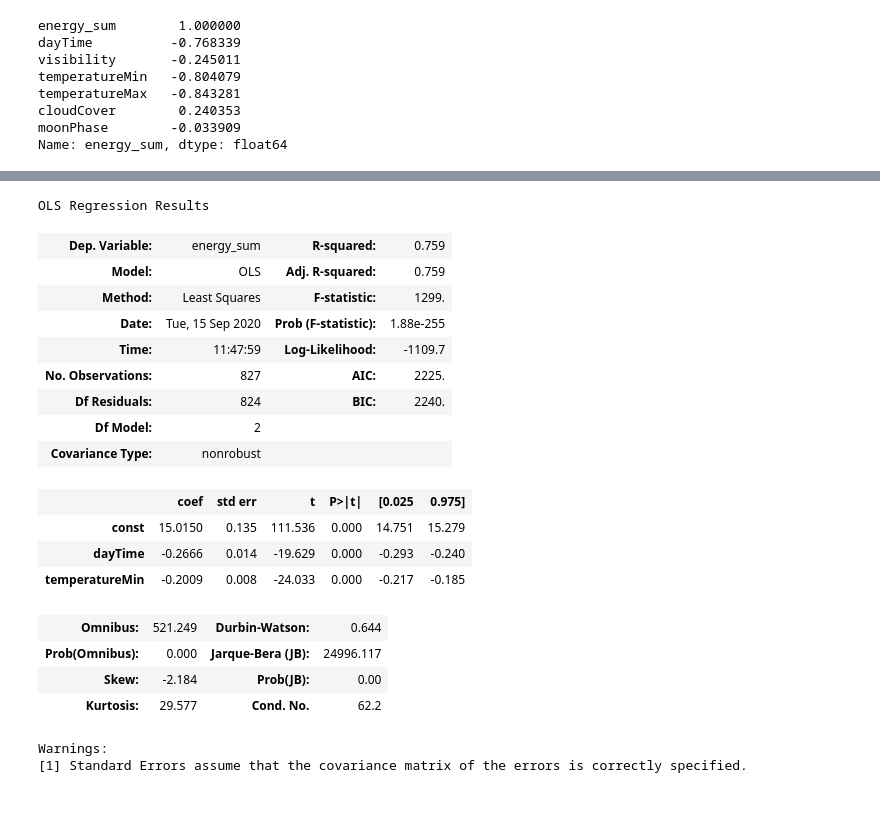
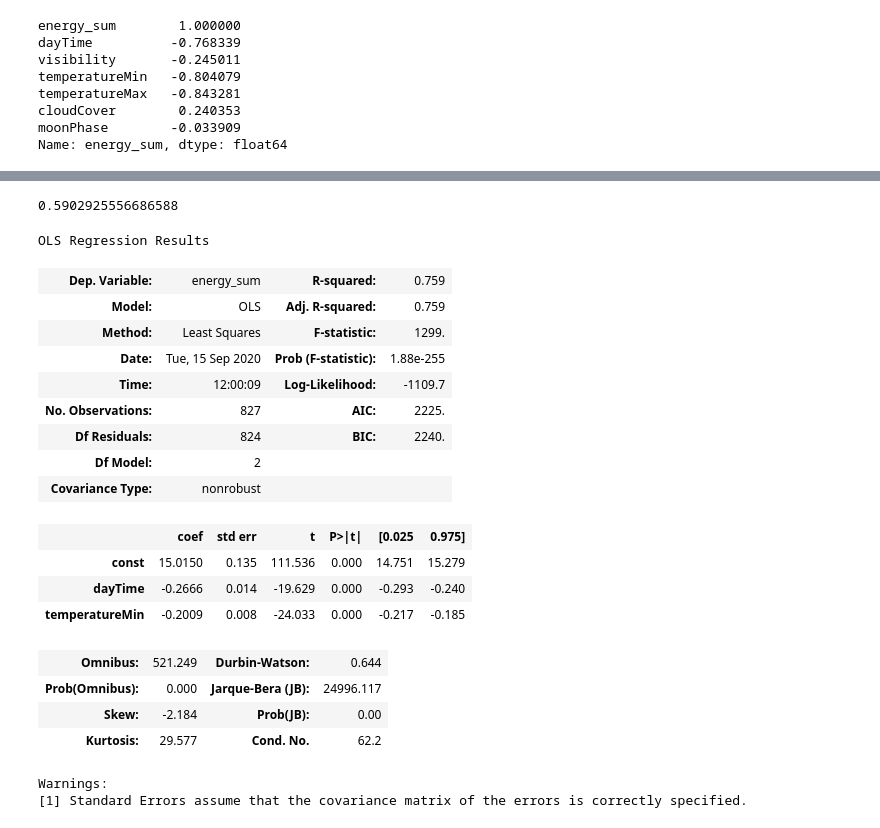
Before and after one commit to fctonio/Smart-meters-analysis, a Jupyter notebook: Notebooks/OLS_Merged_Weather_daily.ipynb, the cells around one changed output, grey strips where cells are left out. Drawn from its saved outputs; the diff is of its cells as text; code cells hidden in the pictures.

```diff
--- a/Notebooks/OLS_Merged_Weather_daily.ipynb
+++ b/Notebooks/OLS_Merged_Weather_daily.ipynb
@@ -61,0 +79,2 @@ Name: energy_sum, dtype: float64
+# %%
+df_merged.drop(index = 826, inplace = True)
@@ -62,17 +114,21 @@ Name: energy_sum, dtype: float64
+# %%
+regressor.score(X, Y)
+# %% [output]
+0.5902925556686588
 # %%
 df_merged = sm.add_constant(df_merged)
 df_merged_y = df_merged["energy_sum"]
 df_merged_x = df_merged[['const','dayTime', 'temperatureMin']]
-df_merged = sm.OLS(df_merged_y, df_merged_x, missing = 'drop').fit()
+df_merged_ols = sm.OLS(df_merged_y, df_merged_x, missing = 'drop').fit()
 # %%
-df_merged.summary()
+df_merged_ols.summary()
 # %% [output]
 OLS Regression Results
 | Dep. Variable: | energy_sum | R-squared: | 0.759 |
 | Model: | OLS | Adj. R-squared: | 0.759 |
 | Method: | Least Squares | F-statistic: | 1299. |
 | Date: | Tue, 15 Sep 2020 | Prob (F-statistic): | 1.88e-255 |
-| Time: | 11:47:59 | Log-Likelihood: | -1109.7 |
+| Time: | 12:00:09 | Log-Likelihood: | -1109.7 |
 | No. Observations: | 827 | AIC: | 2225. |
 | Df Residuals: | 824 | BIC: | 2240. |
 | Df Model: | 2 |  |  |
```
Also changed, not shown: parts of 10 cells of this notebook, 2 other files.
